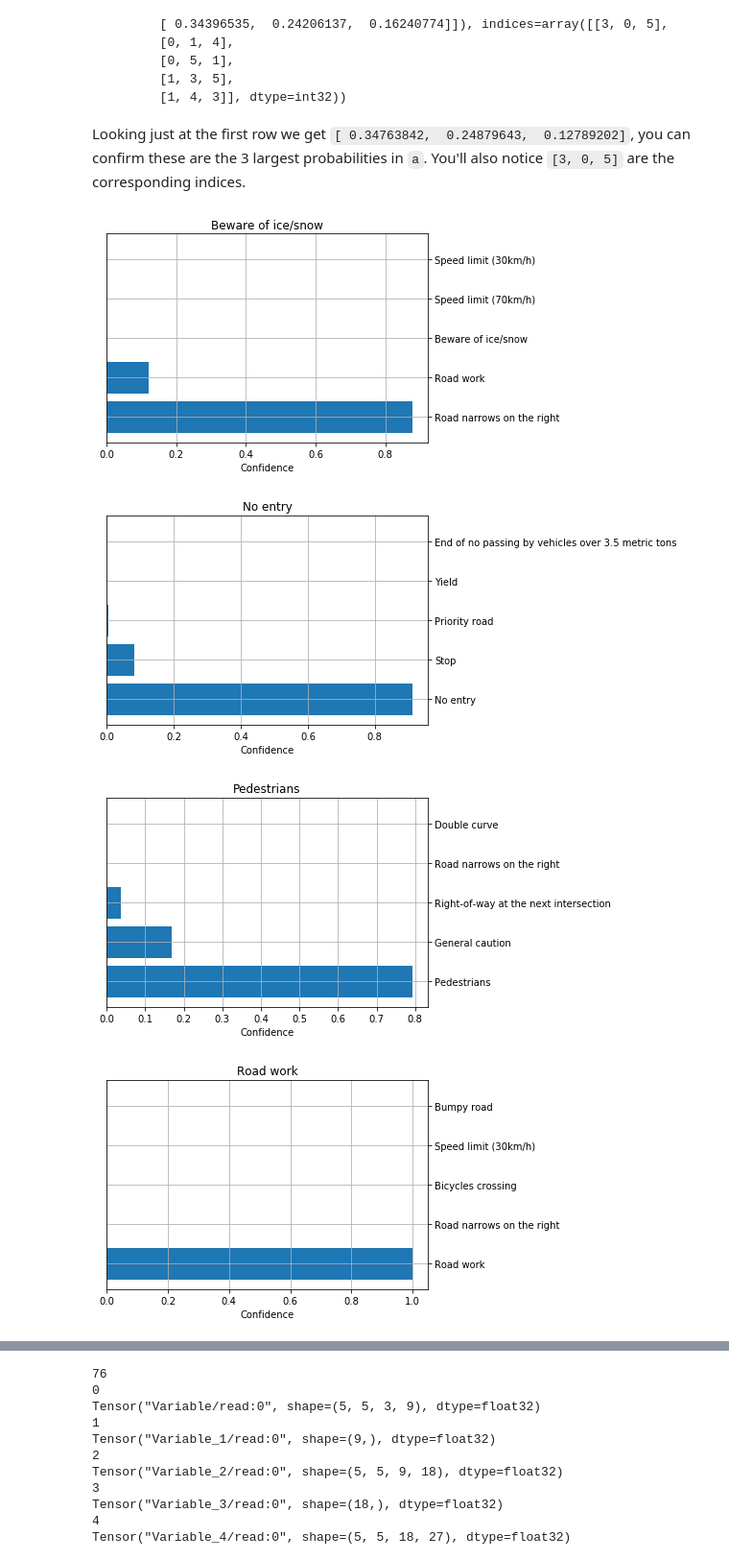
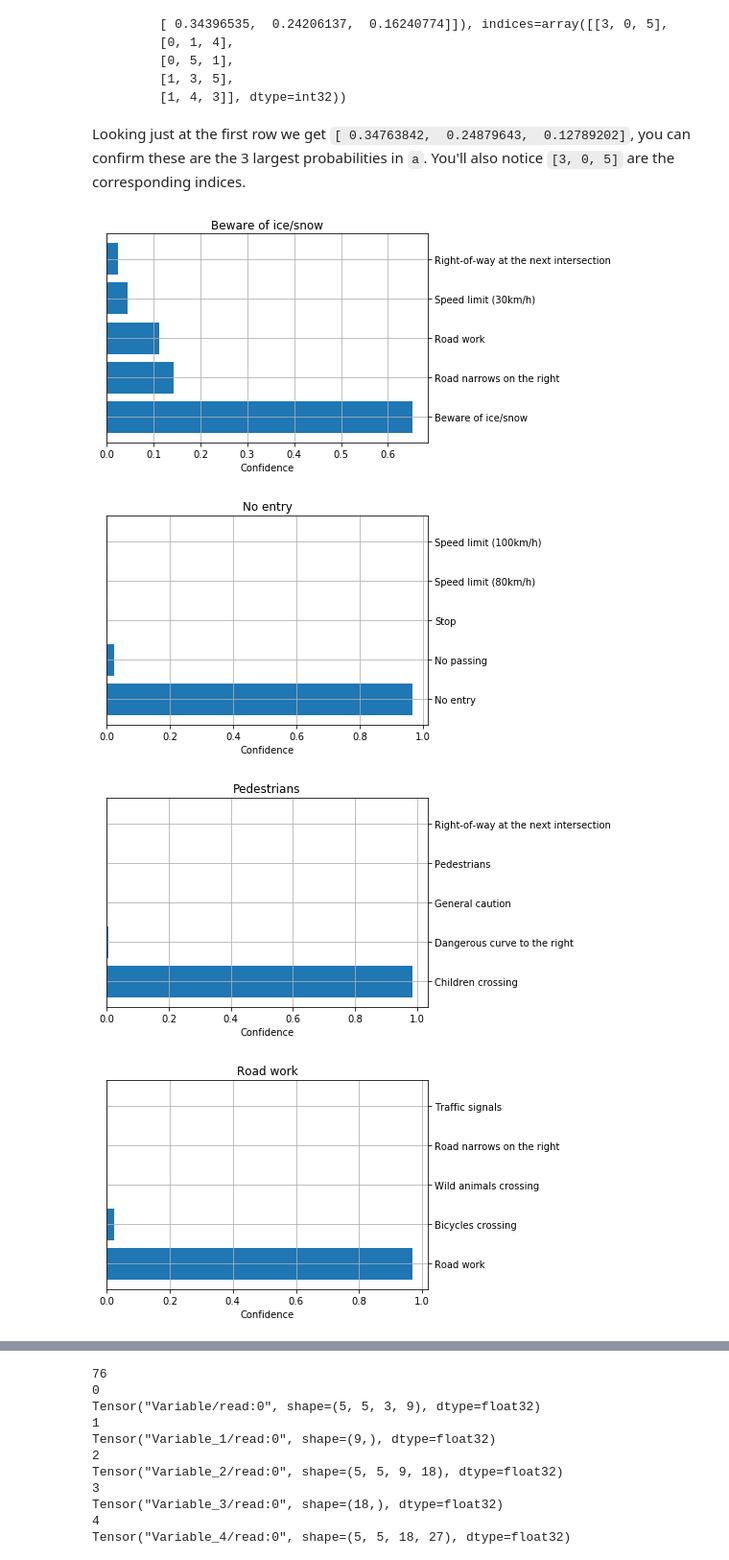
Before and after one commit to jShaoCX/CarND_Project2_Traffic_Signs, a Jupyter notebook: Traffic_Sign_Classifier.ipynb, the cells around one changed output, grey strips where cells are left out. Shown at 96% size. Saved outputs shown, nothing was run; the diff lists cells and outputs as text; code cells hidden in the pictures.

```diff
--- a/Traffic_Sign_Classifier.ipynb
+++ b/Traffic_Sign_Classifier.ipynb
@@ -603,15 +635,15 @@ with tf.Session() as sess:
     print()
     for i in range(EPOCHS):
         #X_train, y_train = shuffle(X_train, y_train)
-        X_train, y_train = shuffle(X_train, y_train)
+        X_train_eq_hist, y_train = shuffle(X_train_eq_hist, y_train)
         for offset in range(0, num_examples, BATCH_SIZE):
             end = offset + BATCH_SIZE
-            batch_x, batch_y = generate_augmentation(X_train[offset:end]), y_train[offset:end]
+            batch_x, batch_y = generate_augmentation(X_train_eq_hist[offset:end]), y_train[offset:end]
             #batch_x, batch_y = normalize_data(aug_batch_x), aug_batch_y
             sess.run(training_operation, feed_dict={x: batch_x, y: batch_y})
 
-        validation_accuracy = evaluate(X_valid, y_valid)
-        train_accuracy = evaluate(X_train, y_train)
+        validation_accuracy = evaluate(X_valid_eq_hist, y_valid)
+        train_accuracy = evaluate(X_train_eq_hist, y_train)
         print("EPOCH {} ...".format(i+1))
         print("Validation Accuracy = {:.3f}".format(validation_accuracy))
         print("Train Accuracy = {:.3f}".format(train_accuracy))
@@ -643,6 +675,6 @@ Model saved
 with tf.Session() as sess:
     saver.restore(sess, tf.train.latest_checkpoint('.'))
 
-    test_accuracy = evaluate(X_test, y_test)
+    test_accuracy = evaluate(X_test_eq_hist, y_test)
     print("Test Accuracy = {:.3f}".format(test_accuracy))
 # %% [output]
@@ -689,18 +721,36 @@ fig = plt.figure()
 plt.imshow(image_list[0])
 plt.title(number_to_sign[label_list[0]])
 
+temp = cv.cvtColor(image_list[0], cv.COLOR_BGR2RGB)
+cv.imwrite('beware_ice.png', temp)
+
 fig = plt.figure()
 plt.imshow(image_list[1])
 plt.title(number_to_sign[label_list[1]])
+
+temp = cv.cvtColor(image_list[1], cv.COLOR_BGR2RGB)
+cv.imwrite('no_entry.png', temp)
+
 fig = plt.figure()
 plt.imshow(image_list[2])
 plt.title(number_to_sign[label_list[2]])
+
+temp = cv.cvtColor(image_list[2], cv.COLOR_BGR2RGB)
+cv.imwrite('pedestrians.png', temp)
+
 fig = plt.figure()
 plt.imshow(image_list[3])
 plt.title(number_to_sign[label_list[3]])
+
+temp = cv.cvtColor(image_list[3], cv.COLOR_BGR2RGB)
+cv.imwrite('road_work.png', temp)
+
 fig = plt.figure()
 plt.imshow(image_list[4])
 plt.title(number_to_sign[label_list[4]])
+
+temp = cv.cvtColor(image_list[4], cv.COLOR_BGR2RGB)
+cv.imwrite('speed_30.png', temp)
 
 #plt6 = plt.subplot(246)
 #plt.title(number_to_sign[label_list[5]])
@@ -854,6 +925,8 @@ xlabel('Confidence')
 title(number_to_sign[label_list[0]])
 grid(True)
 
+savefig('softmax_beware_ice_snow.png')
+
 f2 = figure(2)
 barh(pos,im_pred.values[1], align='center')
 ax = f2.add_subplot(111)
@@ -862,37 +935,45 @@ yticks(pos, (topKpred_signs[1]))
 xlabel('Confidence')
 title(number_to_sign[label_list[1]])
 grid(True)
+
+savefig('softmax_no_entry.png')
 
 f3 = figure(3)
 barh(pos,im_pred.values[2], align='center')
 ax = f3.add_subplot(111)
 ax.yaxis.tick_right()
 yticks(pos, (topKpred_signs[2]))
 xlabel('Confidence')
 title(number_to_sign[label_list[2]])
 grid(True)
 
+savefig('softmax_pedestrians.png')
+
 f4=figure(4)
 barh(pos,im_pred.values[3], align='center')
 ax = f4.add_subplot(111)
 ax.yaxis.tick_right()
 yticks(pos, (topKpred_signs[3]))
 xlabel('Confidence')
 title(number_to_sign[label_list[3]])
 grid(True)
+
+savefig('softmax_road_work.png')
 
 f5=figure(5)
 barh(pos,im_pred.values[4], align='center')
 ax = f5.add_subplot(111)
 ax.yaxis.tick_right()
 yticks(pos, (topKpred_signs[4]))
 xlabel('Confidence')
 title(number_to_sign[label_list[4]])
 grid(True)
 
+savefig('softmax_speed_limit.png')
+
 show()
 # %% [output]
-[figure, old version]
+[figure, new version]
-[figure, old version]
+[figure, new version]
-[figure, old version]
+[figure, new version]
-[figure, old version]
+[figure, new version]
```
Also changed, not shown: parts of 11 cells of this notebook, 31 other files.
